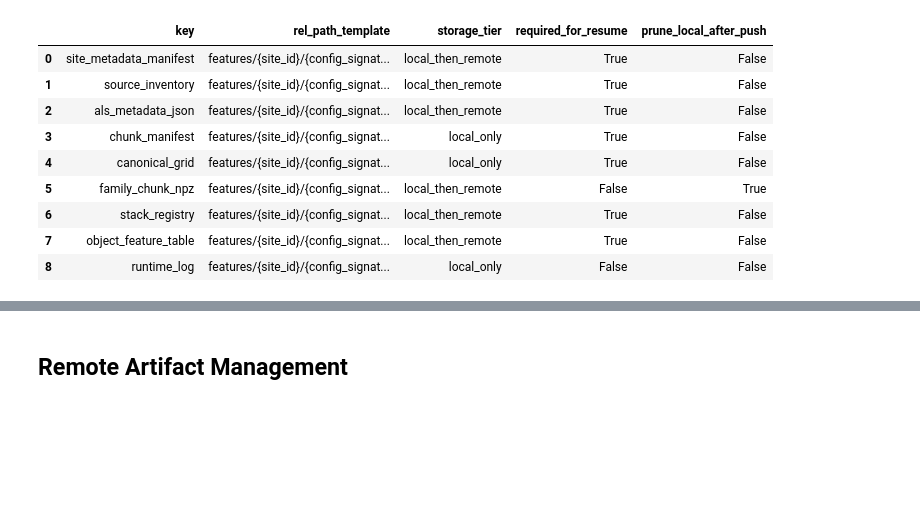
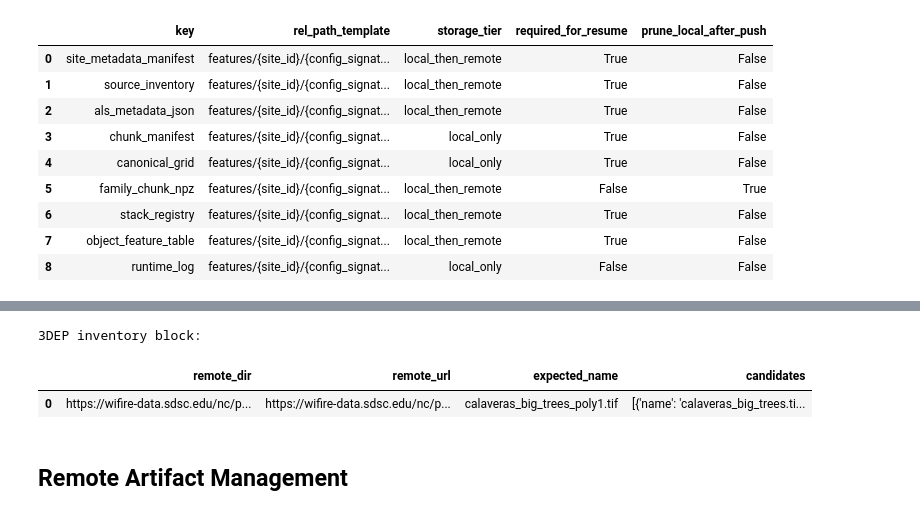
Before and after one commit to ICharmU/shrub, a Jupyter notebook: Final/features/pipeline.ipynb, the cells around one changed output, grey strips where cells are left out. Cells and saved outputs as stored; diff of their text form; code cells hidden in the pictures; blank space fills up the shorter version.

```diff
--- a/Final/features/pipeline.ipynb
+++ b/Final/features/pipeline.ipynb
@@ -1399,23 +1719,32 @@ def prepare_site_assets(site_id: str, *, force_refresh: bool = False) -> SiteAss
     with timed_stage("site_assets", site_id=site_id):
         config_sig = current_fe_config_signature()
 
-        if not force_refresh:
-            existing = try_load_site_metadata_manifest(site_id, config_sig=config_sig)
-            if existing is not None:
-                LOGGER.info(
-                    "Prepared site assets from manifest-first reuse | site=%s | keys=%s",
-                    site_id, list(existing.source_assets.keys())
-                )
-                return existing
-
-        inventory = try_load_source_inventory(site_id, config_sig=config_sig)
-        if inventory is None or force_refresh:
+        inventory = None if force_refresh else try_load_source_inventory(site_id, config_sig=config_sig)
+        if inventory is None:
             inventory = build_source_inventory(site_id)
             persist_source_inventory(site_id, inventory, config_sig=config_sig)
             LOGGER.info("Built and persisted source inventory | site=%s", site_id)
         else:
             LOGGER.info("Using cached source inventory | site=%s", site_id)
 
+        # Manifest-first reuse, but enrich/repair it instead of blindly returning.
+        existing = None if force_refresh else try_load_site_metadata_manifest(site_id, config_sig=config_sig)
+        if existing is not None:
+            enriched = enrich_existing_site_asset_bundle(
+                existing,
+                site_id=site_id,
+                inventory=inventory,
+                force_refresh=force_refresh,
+            )
+            persist_site_metadata_manifest(enriched, config_sig=config_sig)
+
+            LOGGER.info(
+                "Prepared site assets from enriched manifest reuse | site=%s | keys=%s | notes=%d",
+                site_id, list(enriched.source_assets.keys()), len(enriched.notes)
+            )
+            return enriched
+
+        # Fresh build
         bundle = SiteAssetBundle(site_id=site_id)
 
         try:
@@ -1425,6 +1754,7 @@ def prepare_site_assets(site_id: str, *, force_refresh: bool = False) -> SiteAss
                 inventory=inventory,
             )
         except Exception as e:
+            bundle.source_assets["naip"] = None
             bundle.notes.append(f"NAIP unavailable: {e}")
 
         try:
@@ -1435,10 +1765,13 @@ def prepare_site_assets(site_id: str, *, force_refresh: bool = False) -> SiteAss
                 config_sig=config_sig,
             )
         except Exception as e:
+            bundle.source_assets["als_metadata"] = []
             bundle.notes.append(f"ALS metadata unavailable: {e}")
 
+        # 3DEP is lazy now: only register an already-cached valid asset if one exists.
+        bundle.source_assets["3dep"] = find_cached_3dep_asset(site_id)
+
         bundle.source_assets["source_inventory"] = inventory
-        bundle.source_assets["3dep"] = None
         bundle.source_assets["rap"] = None
 
         persist_site_metadata_manifest(bundle, config_sig=config_sig)
@@ -1990,6 +2362,14 @@ Source inventory loaded: True
 | 7 | calaveras-big-trees | chunk_00007 | 0 | 1024 | 7168 | 7398 | 32 |
 | 8 | calaveras-big-trees | chunk_00008 | 1024 | 2048 | 0 | 1024 | 32 |
 | 9 | calaveras-big-trees | chunk_00009 | 1024 | 2048 | 1024 | 2048 | 32 |
+# %%
+inventory = site_assets.source_assets.get("source_inventory", {})
+print("3DEP inventory block:")
+display(pd.DataFrame([inventory.get("3dep", {})]))
+# %% [output]
+3DEP inventory block:
+|  | remote_dir | remote_url | expected_name | candidates |
+| 0 | https://wifire-data.sdsc.edu/nc/p... | https://wifire-data.sdsc.edu/nc/p... | calaveras_big_trees_poly1.tif | [{'name': 'calaveras_big_trees.ti... |
 # %% [markdown]
 ## Remote Artifact Management
 # %%
```
Also changed, not shown: parts of 25 cells of this notebook, 6 other files.
